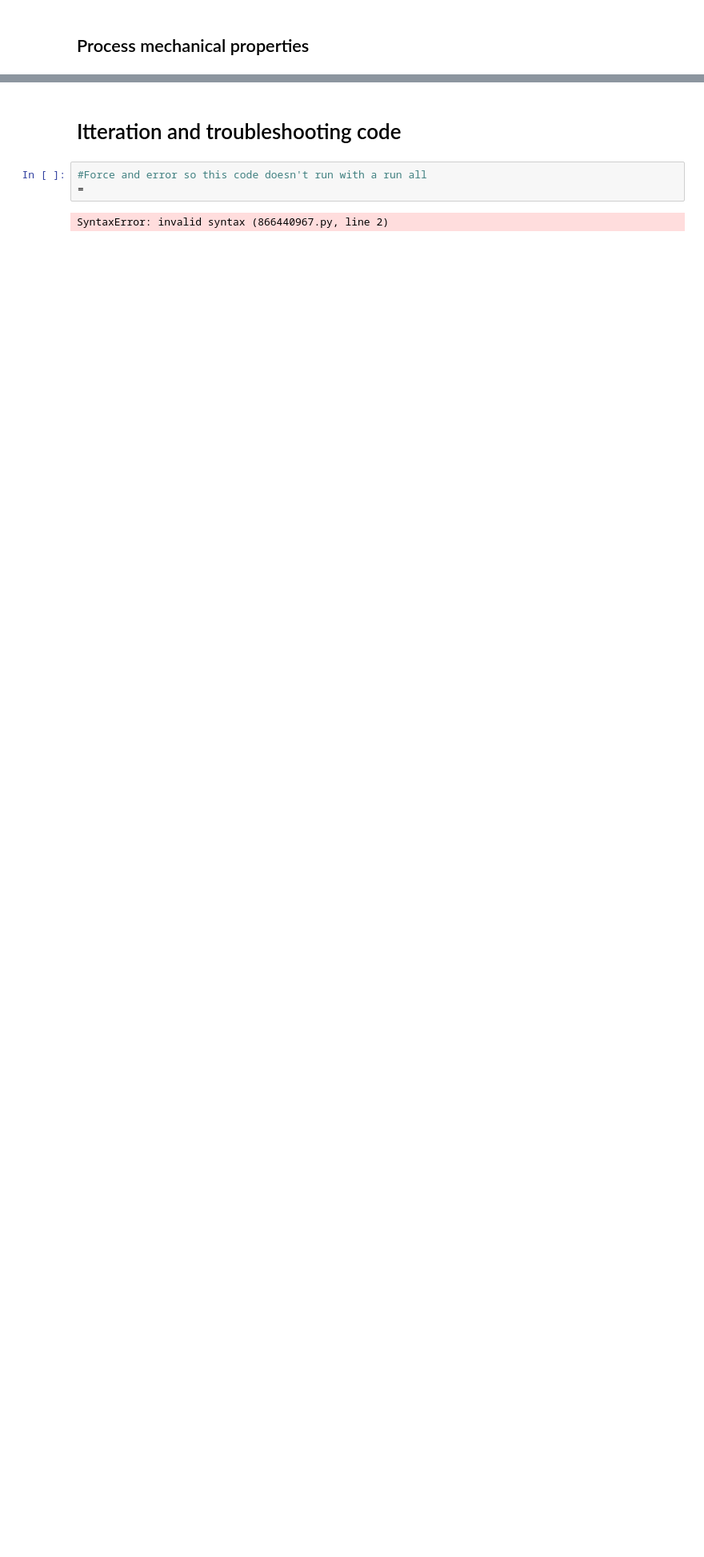
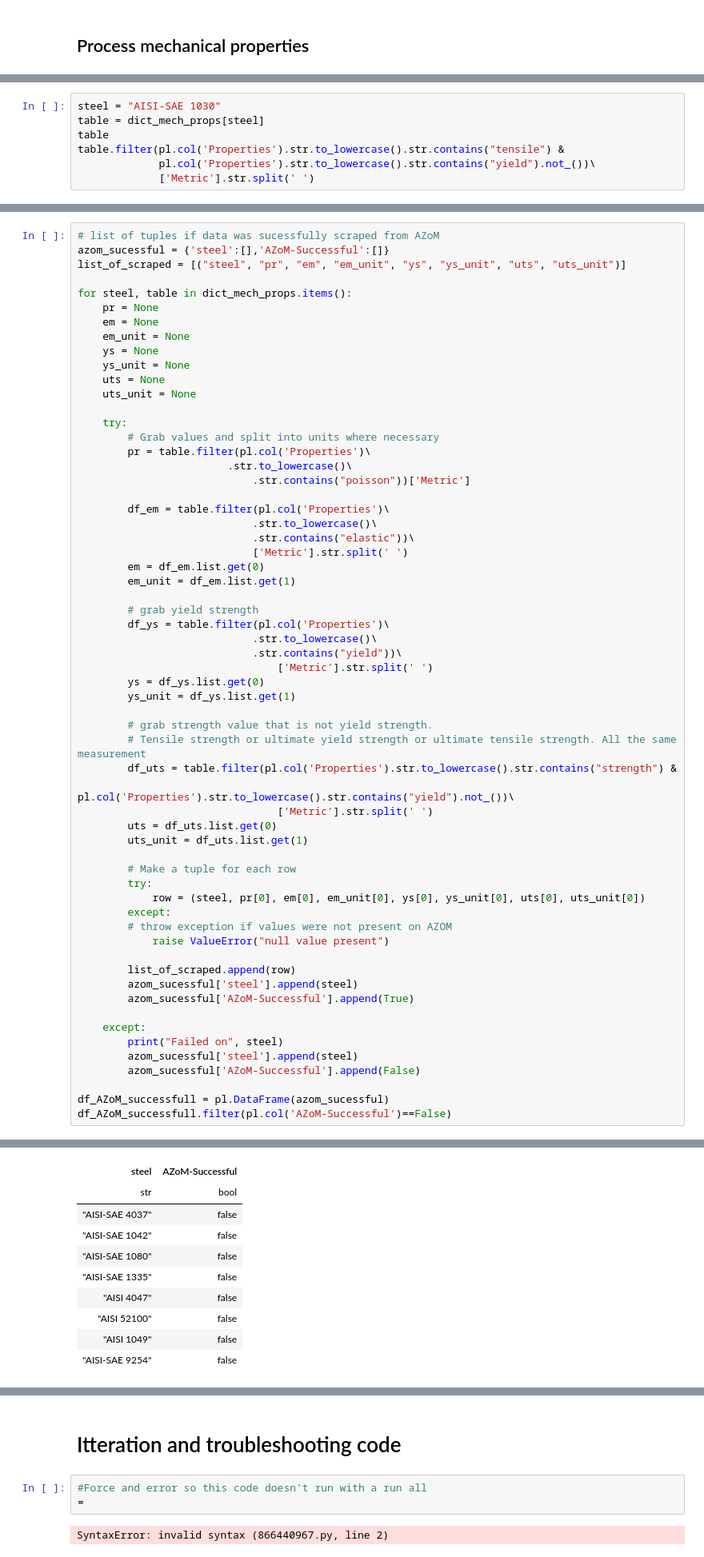
Before and after one commit to Nate-Sheibley/Mild-Steel-Tempering, a Jupyter notebook: 2-AZoM-web-scraping.ipynb, the cells around one changed output, grey strips where cells are left out. Shown at 80% size. Drawn from its saved outputs; the diff is of its cells as text; blank space fills up the shorter version.

Commit message:
scraped AZoM for pr, em, ys, uts. Made df of, to scrap from MIF

```diff
--- a/2-AZoM-web-scraping.ipynb
+++ b/2-AZoM-web-scraping.ipynb
@@ -472,0 +446,7 @@ for steel, table in dict_mech_props.items():
+# %%
+steel = "AISI-SAE 1030"
+table = dict_mech_props[steel]
+table
+table.filter(pl.col('Properties').str.to_lowercase().str.contains("tensile") &
+             pl.col('Properties').str.to_lowercase().str.contains("yield").not_())\
+             ['Metric'].str.split(' ')
@@ -472,0 +513,62 @@ for steel, table in dict_mech_props.items():
+# %%
+# list of tuples if data was sucessfully scraped from AZoM
+azom_sucessful = {'steel':[],'AZoM-Successful':[]}
+list_of_scraped = [("steel", "pr", "em", "em_unit", "ys", "ys_unit", "uts", "uts_unit")]
+
+for steel, table in dict_mech_props.items():
+    pr = None
+    em = None
+    em_unit = None
+    ys = None
+    ys_unit = None
+    uts = None
+    uts_unit = None
+
+    try:
+        # Grab values and split into units where necessary
+        pr = table.filter(pl.col('Properties')\
+                        .str.to_lowercase()\
+                            .str.contains("poisson"))['Metric']
+
+        df_em = table.filter(pl.col('Properties')\
+                            .str.to_lowercase()\
+                            .str.contains("elastic"))\
+                            ['Metric'].str.split(' ')
+        em = df_em.list.get(0)
+        em_unit = df_em.list.get(1)
+
+        # grab yield strength
+        df_ys = table.filter(pl.col('Properties')\
+                            .str.to_lowercase()\
+                            .str.contains("yield"))\
+                                ['Metric'].str.split(' ')
+        ys = df_ys.list.get(0)
+        ys_unit = df_ys.list.get(1)
+
+        # grab strength value that is not yield strength.
+        # Tensile strength or ultimate yield strength or ultimate tensile strength. All the same measurement
+        df_uts = table.filter(pl.col('Properties').str.to_lowercase().str.contains("strength") &
+                            pl.col('Properties').str.to_lowercase().str.contains("yield").not_())\
+                                ['Metric'].str.split(' ')
+        uts = df_uts.list.get(0)
+        uts_unit = df_uts.list.get(1)
+
+        # Make a tuple for each row
+        try:
+            row = (steel, pr[0], em[0], em_unit[0], ys[0], ys_unit[0], uts[0], uts_unit[0])
+        except:
+        # throw exception if values were not present on AZOM
+            raise ValueError("null value present")
+
+        list_of_scraped.append(row)
+        azom_sucessful['steel'].append(steel)
+        azom_sucessful['AZoM-Successful'].append(True)
+
+    except:
+        print("Failed on", steel)
+        azom_sucessful['steel'].append(steel)
+        azom_sucessful['AZoM-Successful'].append(False)
+
+df_AZoM_successfull = pl.DataFrame(azom_sucessful)
+df_AZoM_successfull.filter(pl.col('AZoM-Successful')==False)
+# %% [output]
@@ -472,0 +584,10 @@ for steel, table in dict_mech_props.items():
+| steel | AZoM-Successful |
+| str | bool |
+| "AISI-SAE 4037" | false |
+| "AISI-SAE 1042" | false |
+| "AISI-SAE 1080" | false |
+| "AISI-SAE 1335" | false |
+| "AISI 4047" | false |
+| "AISI 52100" | false |
+| "AISI 1049" | false |
+| "AISI-SAE 9254" | false |
```
Also changed, not shown: parts of 20 cells of this notebook, 3 other files.
